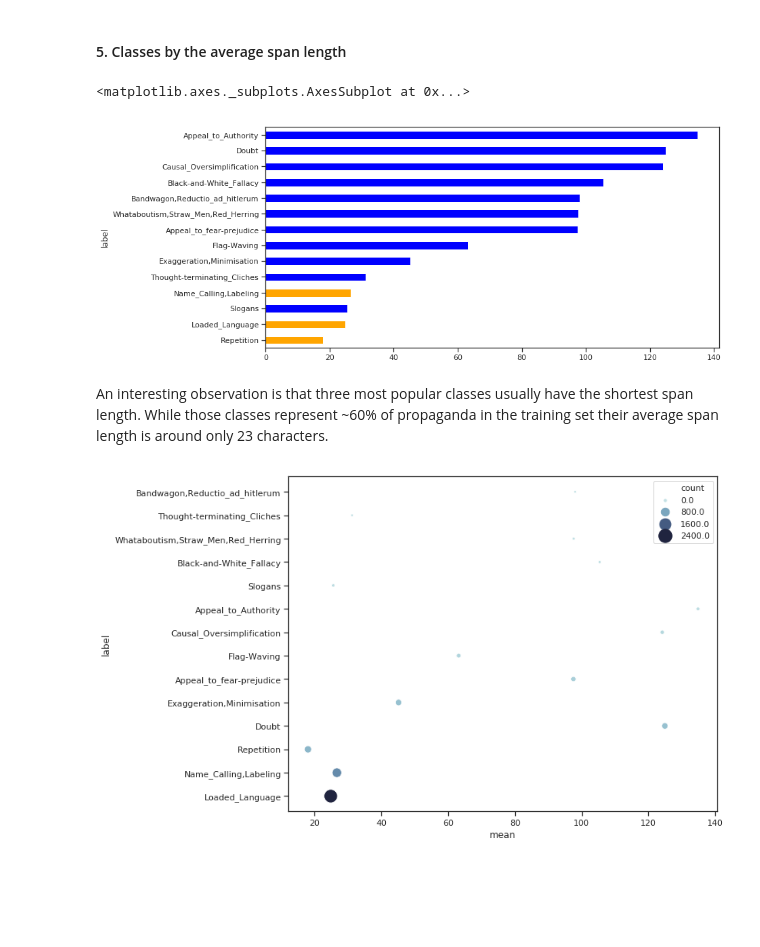
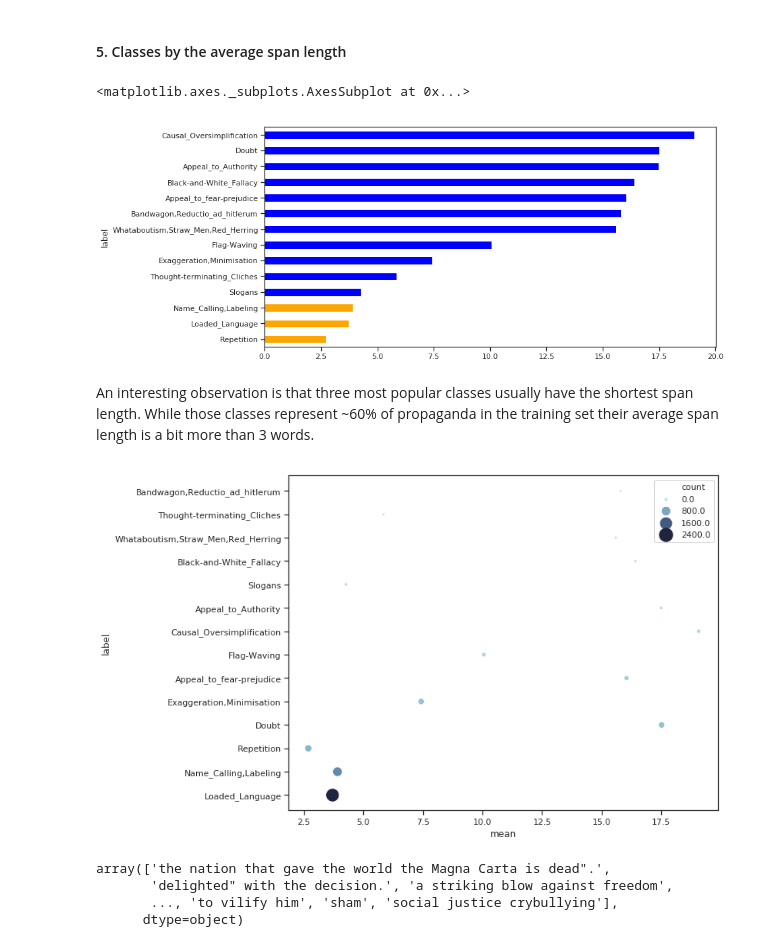
Before and after one commit to cicl-iscl/CyberWallE-propaganda-detection, a Jupyter notebook: eda/notebook.ipynb, the cells around one changed output. Saved outputs shown, nothing was run; the diff lists cells and outputs as text; code cells hidden in the pictures; blank space fills up the shorter version.

```diff
--- a/eda/notebook.ipynb
+++ b/eda/notebook.ipynb
@@ -8,4 +9,4 @@ sns.set(style="ticks", color_codes=True)
 # %% [markdown]
 #### 1. Reading data from the file
 # %%
-TC_LABELS_FILE = "../datasets/train-task2-TC.labels"
+TC_LABELS_FILE = "../data/train-task2-TC-with-spans.labels"
@@ -13,13 +16,14 @@ TC_LABELS_FILE = "../datasets/train-task2-TC.labels"
 column_names = {"document_id": np.int32,
                 "label": np.str,
                 "idx_from": np.int32,
-                "idx_to": np.int32}
+                "idx_to": np.int32,
+                "span":np.str}
 # %%
 df = pd.read_csv(TC_LABELS_FILE, sep="\t", names=column_names.keys())
 # %% [markdown]
 #### 2. Adding a new feature to the original table
-# %%
-df['span_length'] = df['idx_to'] - df['idx_from']
+# %%
+df['span_length'] = df["span"].apply(lambda x : len(str(x).split()))
 # %% [markdown]
 #### 3. Grouping instances by labels.
 # %%
@@ -67,13 +71,13 @@ df_stat["count_normalized"].sort_values().plot.barh(color=color_list)
 #### 5. Classes by the average span length
 # %%
 f, ax = plt.subplots(figsize=(12, 6))
-color_list = ["orange", "orange", "blue", "orange", "blue", "blue", "blue", "blue", "blue", "blue", "blue", "blue", "blue", "blue"]
+color_list = ["orange", "orange", "orange", "blue", "blue", "blue", "blue", "blue", "blue", "blue", "blue", "blue", "blue", "blue"]
 df.groupby("label").span_length.mean().sort_values().plot.barh(color=color_list)
 # %% [output]
 <matplotlib.axes._subplots.AxesSubplot at 0x...>
-[figure, old version]
+[figure, new version]
 # %% [markdown]
-An interesting observation is that three most popular classes usually have the shortest span length. While those classes represent ~60% of propaganda in the training set their average span length is around only 23 characters.
+An interesting observation is that three most popular classes usually have the shortest span length. While those classes represent ~60% of propaganda in the training set their average span length is a bit more than 3 words.
 # %%
 f, ax = plt.subplots(figsize=(10, 8))
 df_stat = df_stat.reset_index()
@@ -84,4 +88,11 @@ ax = sns.scatterplot(x="mean", y="label",
                      palette=cmap, sizes=(10, 300),
                      data=df_stat)
 # %% [output]
-[figure, old version]
+[figure, new version]
+# %%
+df.groupby("label").get_group('Loaded_Language')["span"].get_values()
+# %% [output]
+array(['the nation that gave the world the Magna Carta is dead".',
+       'delighted" with the decision.', 'a striking blow against freedom',
+       ..., 'to vilify him', 'sham', 'social justice crybullying'],
+      dtype=object)
```
Also changed, not shown: parts of 3 cells of this notebook, 1 other file.
